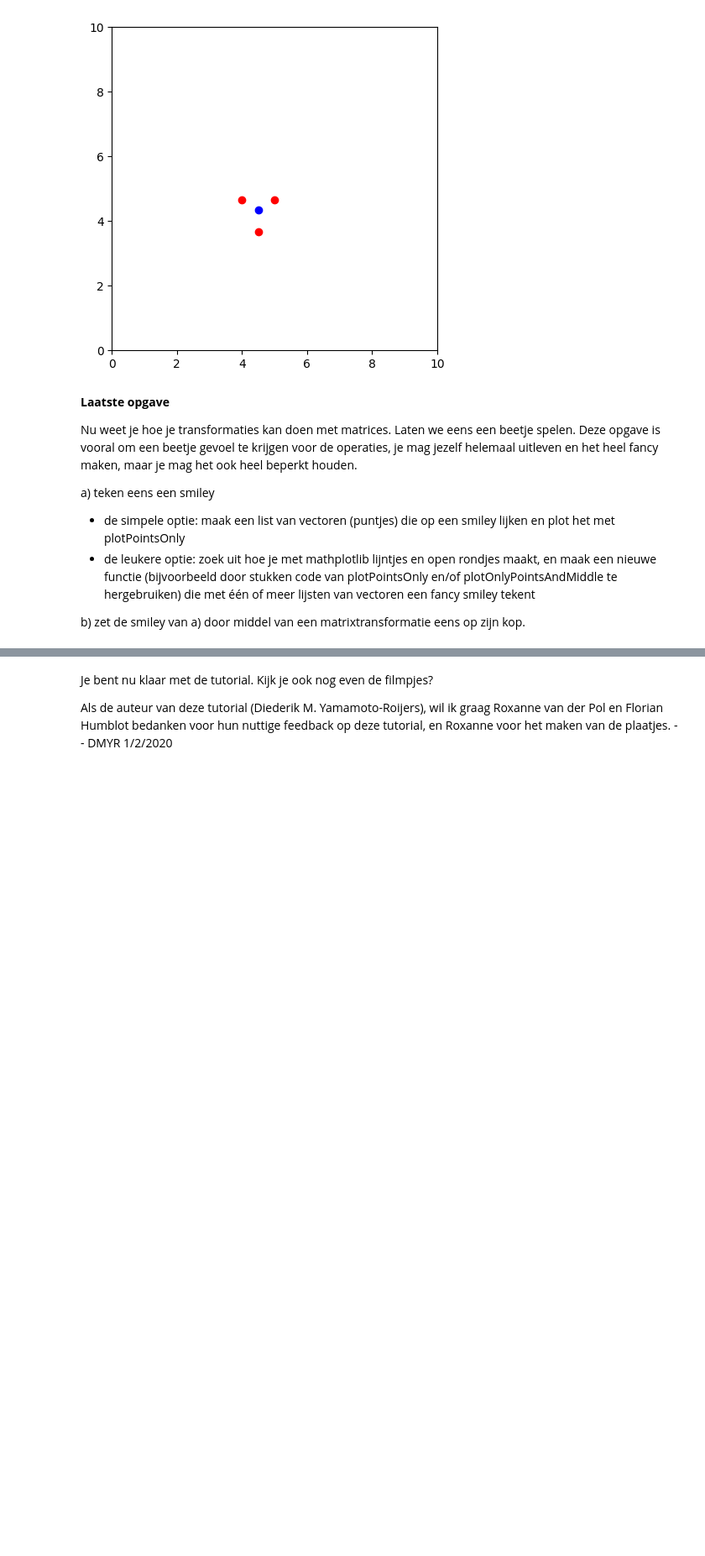
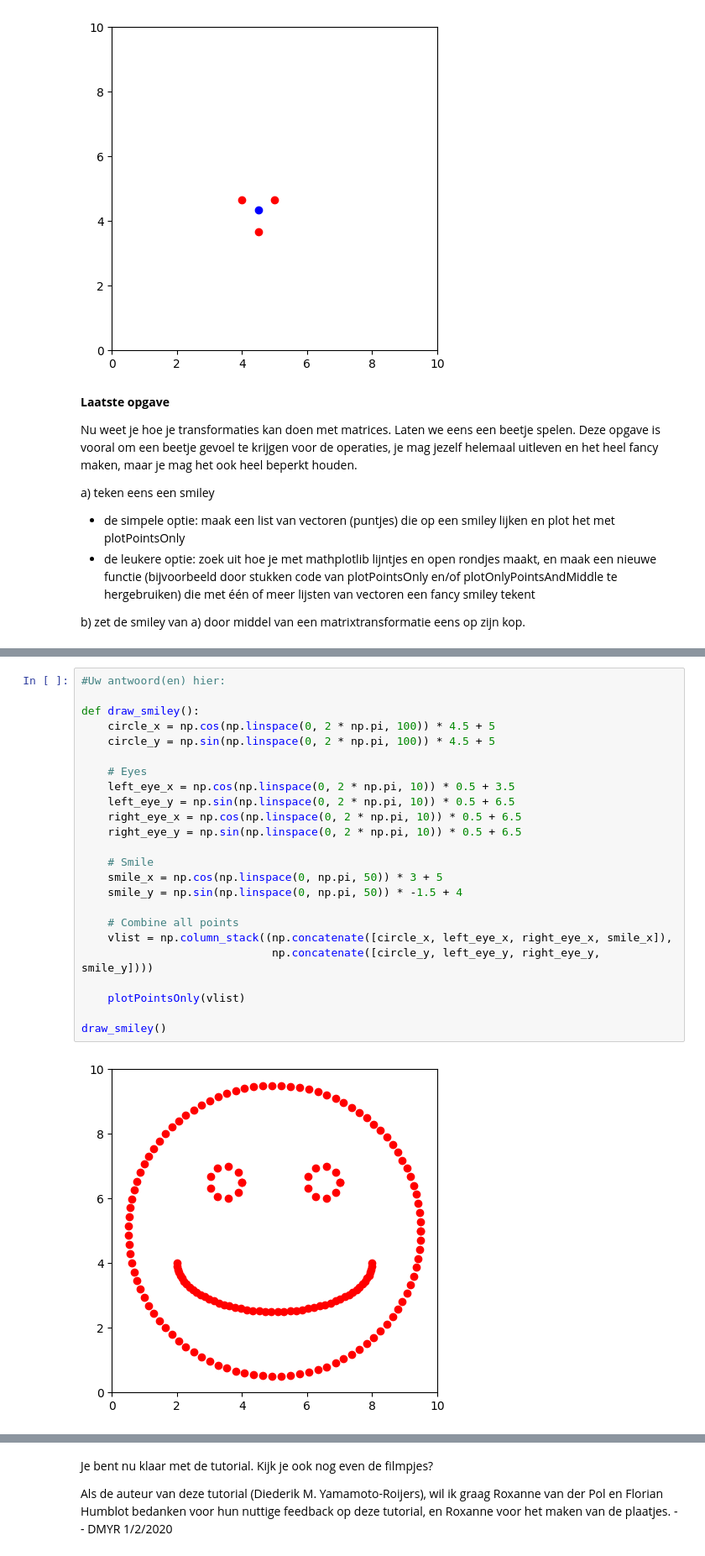
Before and after one commit to harmenvanderslik/vision, a Jupyter notebook: assigments/LinAlg Tutorial (2).ipynb, the cells around one changed output, grey strips where cells are left out. Shown: that part at 84% size. Drawn from its saved outputs; the diff is of its cells as text; blank space fills up the shorter version.

```diff
--- a/assigments/LinAlg Tutorial (2).ipynb
+++ b/assigments/LinAlg Tutorial (2).ipynb
@@ -506,0 +458,26 @@ plotOnlyPointsAndMiddle(final_points, middle)
+# %%
+#Uw antwoord(en) hier:
+
+def draw_smiley():
+    circle_x = np.cos(np.linspace(0, 2 * np.pi, 100)) * 4.5 + 5
+    circle_y = np.sin(np.linspace(0, 2 * np.pi, 100)) * 4.5 + 5
+
+    # Eyes
+    left_eye_x = np.cos(np.linspace(0, 2 * np.pi, 10)) * 0.5 + 3.5
+    left_eye_y = np.sin(np.linspace(0, 2 * np.pi, 10)) * 0.5 + 6.5
+    right_eye_x = np.cos(np.linspace(0, 2 * np.pi, 10)) * 0.5 + 6.5
+    right_eye_y = np.sin(np.linspace(0, 2 * np.pi, 10)) * 0.5 + 6.5
+
+    # Smile
+    smile_x = np.cos(np.linspace(0, np.pi, 50)) * 3 + 5
+    smile_y = np.sin(np.linspace(0, np.pi, 50)) * -1.5 + 4
+
+    # Combine all points
+    vlist = np.column_stack((np.concatenate([circle_x, left_eye_x, right_eye_x, smile_x]),
+                             np.concatenate([circle_y, left_eye_y, right_eye_y, smile_y])))
+
+    plotPointsOnly(vlist)
+
+draw_smiley()
+# %% [output]
+[figure, added]
```
Also changed, not shown: parts of 2 cells of this notebook.
